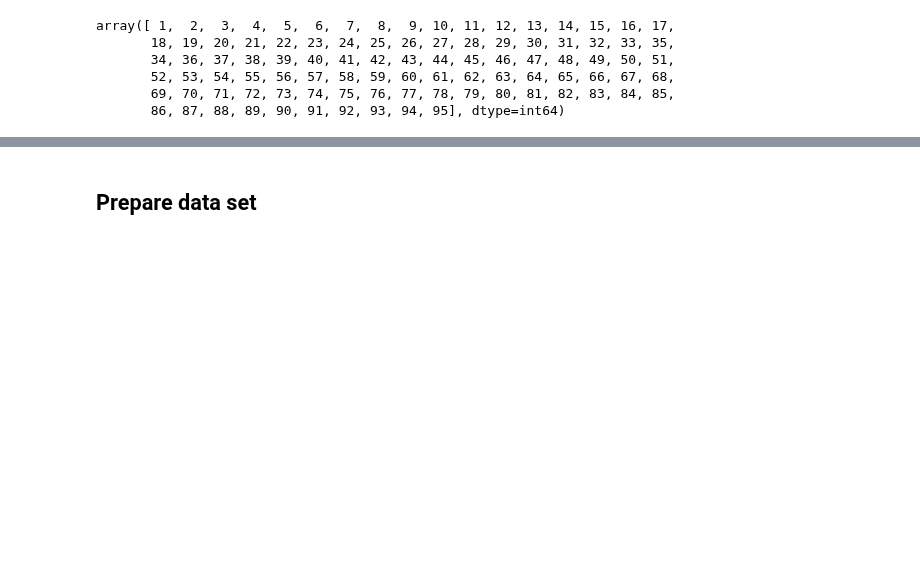
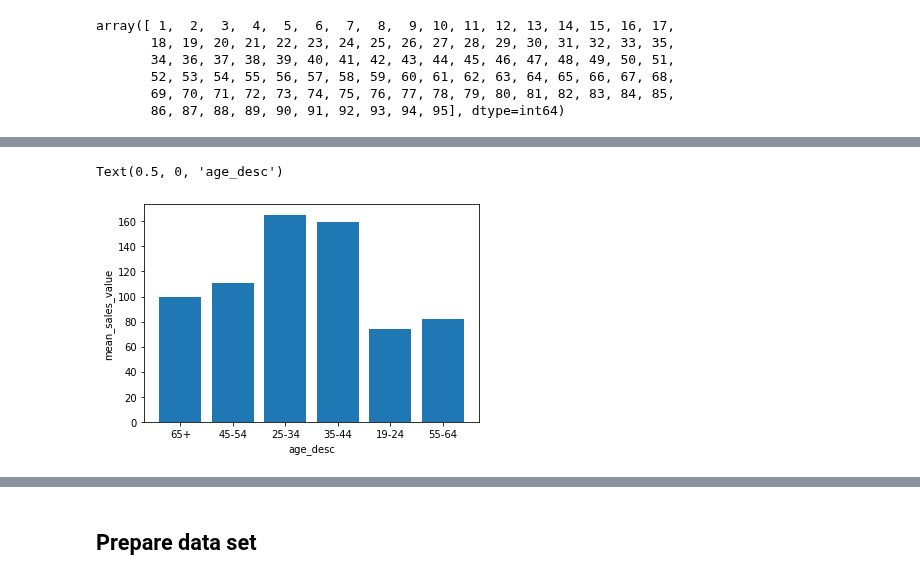
Before and after one commit to evelisko/GB_RegSys, a Jupyter notebook: Lesson_5/HW_RS_Lesson_5.ipynb, the cells around one changed output, grey strips where cells are left out. Cells and saved outputs as stored; diff of their text form; code cells hidden in the pictures; blank space fills up the shorter version.

```diff
--- a/Lesson_5/HW_RS_Lesson_5.ipynb
+++ b/Lesson_5/HW_RS_Lesson_5.ipynb
@@ -509,0 +489,7 @@ data_test = prefilter_items(data_test,item_features, take_n_popular=10000)
+# %%
+plt.bar(user_features['age_desc'],user_features['mean_sales_value'])
+plt.ylabel('mean_sales_value')
+plt.xlabel('age_desc')
+# %% [output]
+Text(0.5, 0, 'age_desc')
+[figure, added]
```
Also changed, not shown: parts of 18 cells of this notebook.
